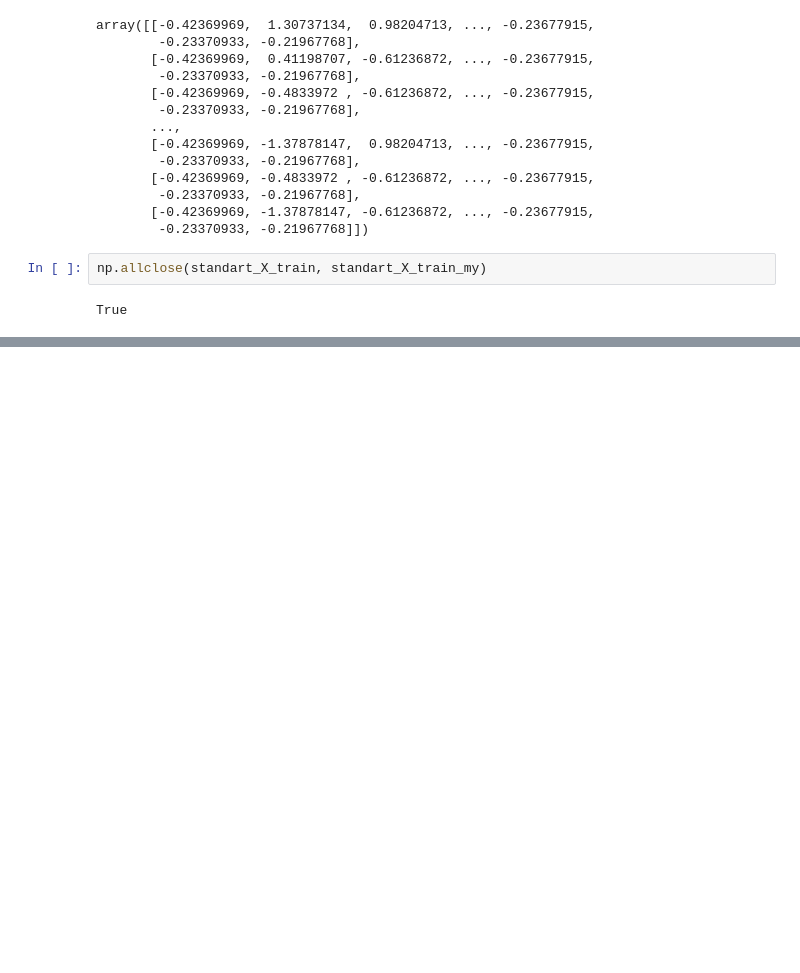
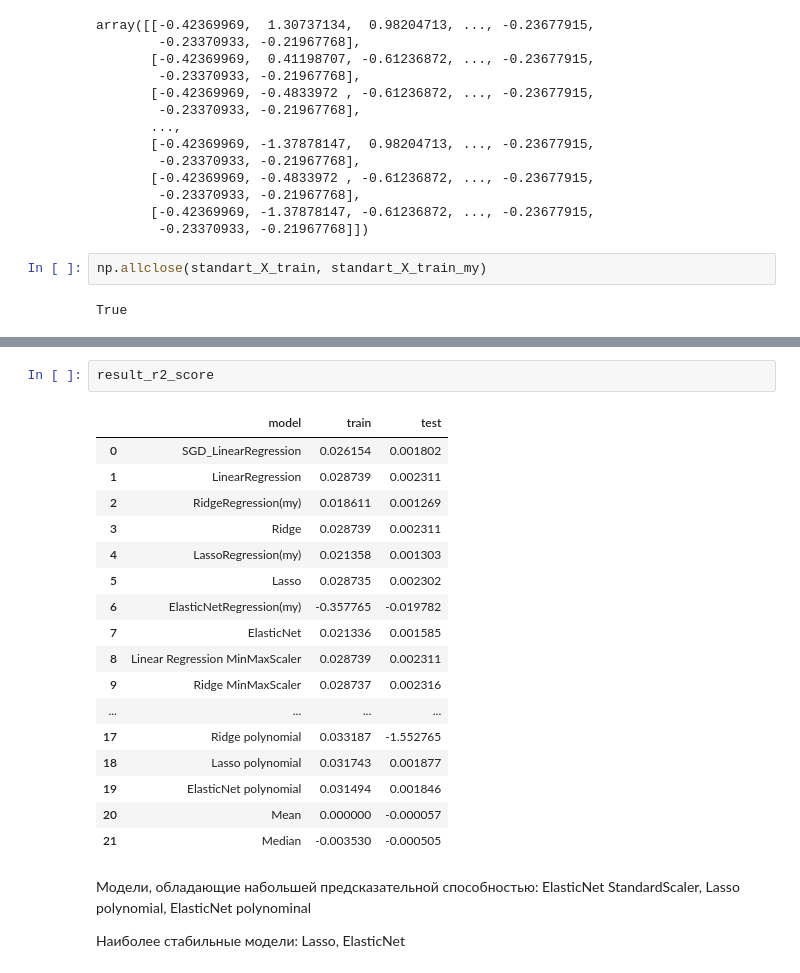
Before and after one commit to adellabr/LinearRegression, a Jupyter notebook: ML2.ipynb, the cells around one changed output, grey strips where cells are left out. Cells and saved outputs as stored; diff of their text form; blank space fills up the shorter version.

```diff
--- a/ML2.ipynb
+++ b/ML2.ipynb
@@ -646,0 +873,24 @@ True
+# %%
+result_r2_score
+# %% [output]
+|  | model | train | test |
+| 0 | SGD_LinearRegression | 0.026154 | 0.001802 |
+| 1 | LinearRegression | 0.028739 | 0.002311 |
+| 2 | RidgeRegression(my) | 0.018611 | 0.001269 |
+| 3 | Ridge | 0.028739 | 0.002311 |
+| 4 | LassoRegression(my) | 0.021358 | 0.001303 |
+| 5 | Lasso | 0.028735 | 0.002302 |
+| 6 | ElasticNetRegression(my) | -0.357765 | -0.019782 |
+| 7 | ElasticNet | 0.021336 | 0.001585 |
+| 8 | Linear Regression MinMaxScaler | 0.028739 | 0.002311 |
+| 9 | Ridge MinMaxScaler | 0.028737 | 0.002316 |
+| ... | ... | ... | ... |
+| 17 | Ridge polynomial | 0.033187 | -1.552765 |
+| 18 | Lasso polynomial | 0.031743 | 0.001877 |
+| 19 | ElasticNet polynomial | 0.031494 | 0.001846 |
+| 20 | Mean | 0.000000 | -0.000057 |
+| 21 | Median | -0.003530 | -0.000505 |
+# %% [markdown]
+Модели, обладающие набольшей предсказательной способностью: ElasticNet StandardScaler, Lasso polynomial, ElasticNet polynominal
+
+Наиболее стабильные модели: Lasso, ElasticNet
```
Also changed, not shown: parts of 63 cells of this notebook.
